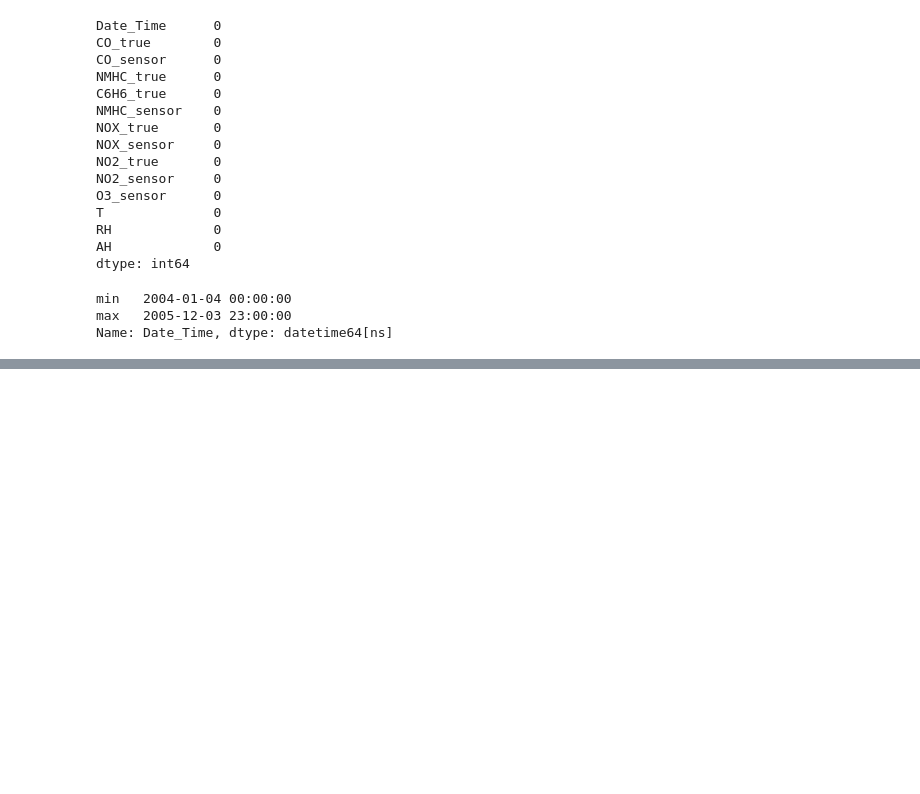
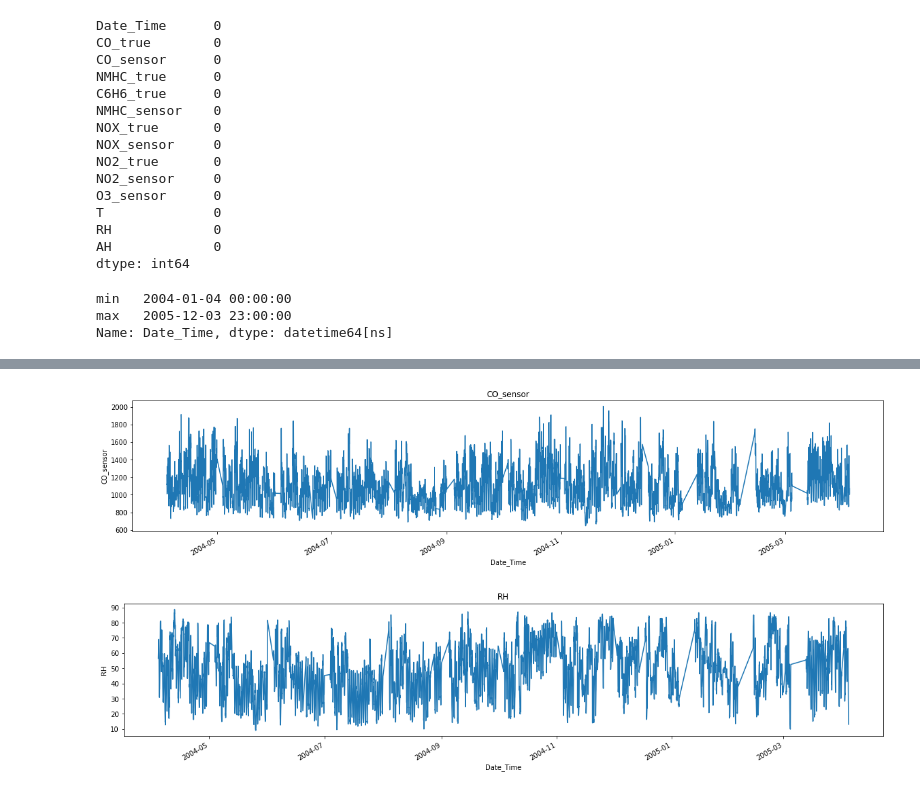
Before and after one commit to bhanu-code-repo/time-series-analysis, a Jupyter notebook: Air-Quality-Prediction/Air-Quality-Analysis-Prediction.ipynb, the cells around one changed output, grey strips where cells are left out. Cells and saved outputs as stored; diff of their text form; code cells hidden in the pictures; blank space fills up the shorter version.

```diff
--- a/Air-Quality-Prediction/Air-Quality-Analysis-Prediction.ipynb
+++ b/Air-Quality-Prediction/Air-Quality-Analysis-Prediction.ipynb
@@ -232,0 +362,22 @@ Name: Date_Time, dtype: datetime64[ns]
+# %%
+# Remove outliers
+
+data = data.loc[(data['CO_sensor'] >= 0) & (data['RH'] >= 0)]
+# %%
+# Plot the time series.
+
+for var in ['CO_sensor', 'RH']:
+
+    # Plot the time series
+    data[var].plot(figsize=(20, 4))
+
+    # Add title
+    plt.title(var)
+
+    # The y axis label
+    plt.ylabel(var)
+
+    plt.show()
+# %% [output]
+[figure, added]
+[figure, added]
```
Also changed, not shown: parts of 73 cells of this notebook, 1 other file.
